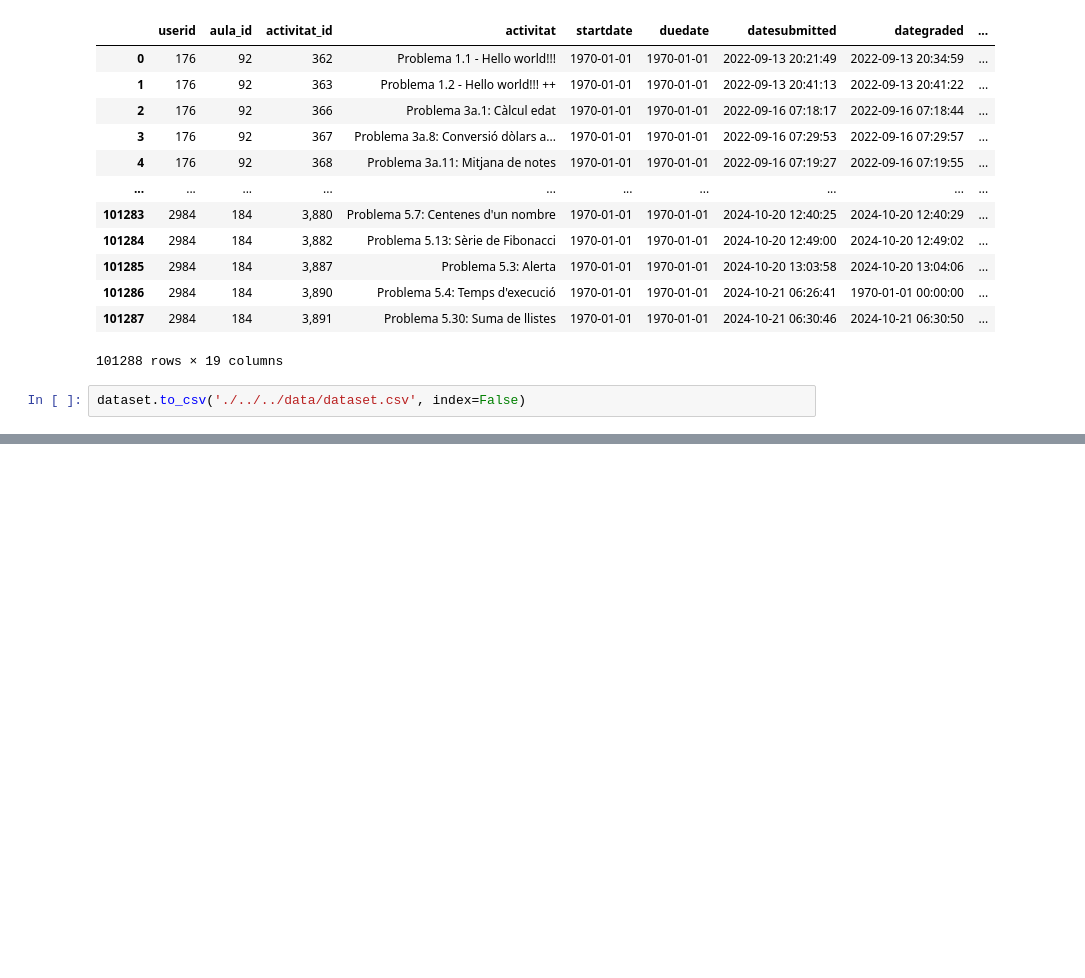
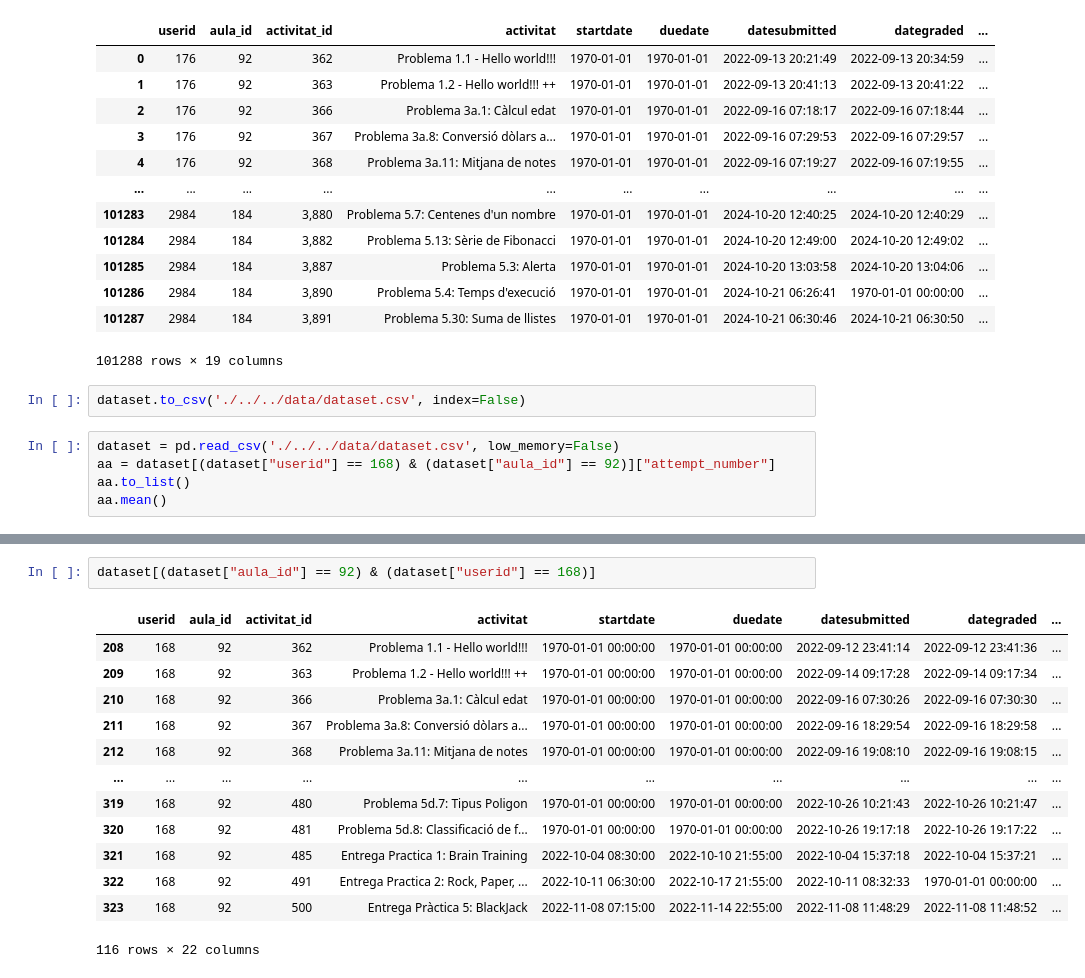
Before and after one commit to geniiss/MoonKEY, a Jupyter notebook: code/Model/model2.ipynb, the cells around one changed output, grey strips where cells are left out. Cells and saved outputs as stored; diff of their text form; blank space fills up the shorter version.

Commit message:
data_model

```diff
--- a/code/Model/model2.ipynb
+++ b/code/Model/model2.ipynb
@@ -102,3 +135,8 @@ dataset = submision_activities_marks[["userid", "aula_id", "activitat_id", "acti
 101288 rows × 19 columns
 # %%
 dataset.to_csv('./../../data/dataset.csv', index=False)
+# %%
+dataset = pd.read_csv('./../../data/dataset.csv', low_memory=False)
+aa = dataset[(dataset["userid"] == 168) & (dataset["aula_id"] == 92)]["attempt_number"]
+aa.to_list()
+aa.mean()
@@ -104,0 +174,16 @@ dataset.to_csv('./../../data/dataset.csv', index=False)
+# %%
+dataset[(dataset["aula_id"] == 92) & (dataset["userid"] == 168)]
+# %% [output]
+|  | userid | aula_id | activitat_id | activitat | startdate | duedate | datesubmitted | dategraded | ... |
+| 208 | 168 | 92 | 362 | Problema 1.1 - Hello world!!! | 1970-01-01 00:00:00 | 1970-01-01 00:00:00 | 2022-09-12 23:41:14 | 2022-09-12 23:41:36 | ... |
+| 209 | 168 | 92 | 363 | Problema 1.2 - Hello world!!! ++ | 1970-01-01 00:00:00 | 1970-01-01 00:00:00 | 2022-09-14 09:17:28 | 2022-09-14 09:17:34 | ... |
+| 210 | 168 | 92 | 366 | Problema 3a.1: Càlcul edat | 1970-01-01 00:00:00 | 1970-01-01 00:00:00 | 2022-09-16 07:30:26 | 2022-09-16 07:30:30 | ... |
+| 211 | 168 | 92 | 367 | Problema 3a.8: Conversió dòlars a... | 1970-01-01 00:00:00 | 1970-01-01 00:00:00 | 2022-09-16 18:29:54 | 2022-09-16 18:29:58 | ... |
+| 212 | 168 | 92 | 368 | Problema 3a.11: Mitjana de notes | 1970-01-01 00:00:00 | 1970-01-01 00:00:00 | 2022-09-16 19:08:10 | 2022-09-16 19:08:15 | ... |
+| ... | ... | ... | ... | ... | ... | ... | ... | ... | ... |
+| 319 | 168 | 92 | 480 | Problema 5d.7: Tipus Poligon | 1970-01-01 00:00:00 | 1970-01-01 00:00:00 | 2022-10-26 10:21:43 | 2022-10-26 10:21:47 | ... |
+| 320 | 168 | 92 | 481 | Problema 5d.8: Classificació de f... | 1970-01-01 00:00:00 | 1970-01-01 00:00:00 | 2022-10-26 19:17:18 | 2022-10-26 19:17:22 | ... |
+| 321 | 168 | 92 | 485 | Entrega Practica 1: Brain Training | 2022-10-04 08:30:00 | 2022-10-10 21:55:00 | 2022-10-04 15:37:18 | 2022-10-04 15:37:21 | ... |
+| 322 | 168 | 92 | 491 | Entrega Practica 2: Rock, Paper, ... | 2022-10-11 06:30:00 | 2022-10-17 21:55:00 | 2022-10-11 08:32:33 | 1970-01-01 00:00:00 | ... |
+| 323 | 168 | 92 | 500 | Entrega Pràctica 5: BlackJack | 2022-11-08 07:15:00 | 2022-11-14 22:55:00 | 2022-11-08 11:48:29 | 2022-11-08 11:48:52 | ... |
+116 rows × 22 columns
```
Also changed, not shown: parts of 4 cells of this notebook, 2 other files.
